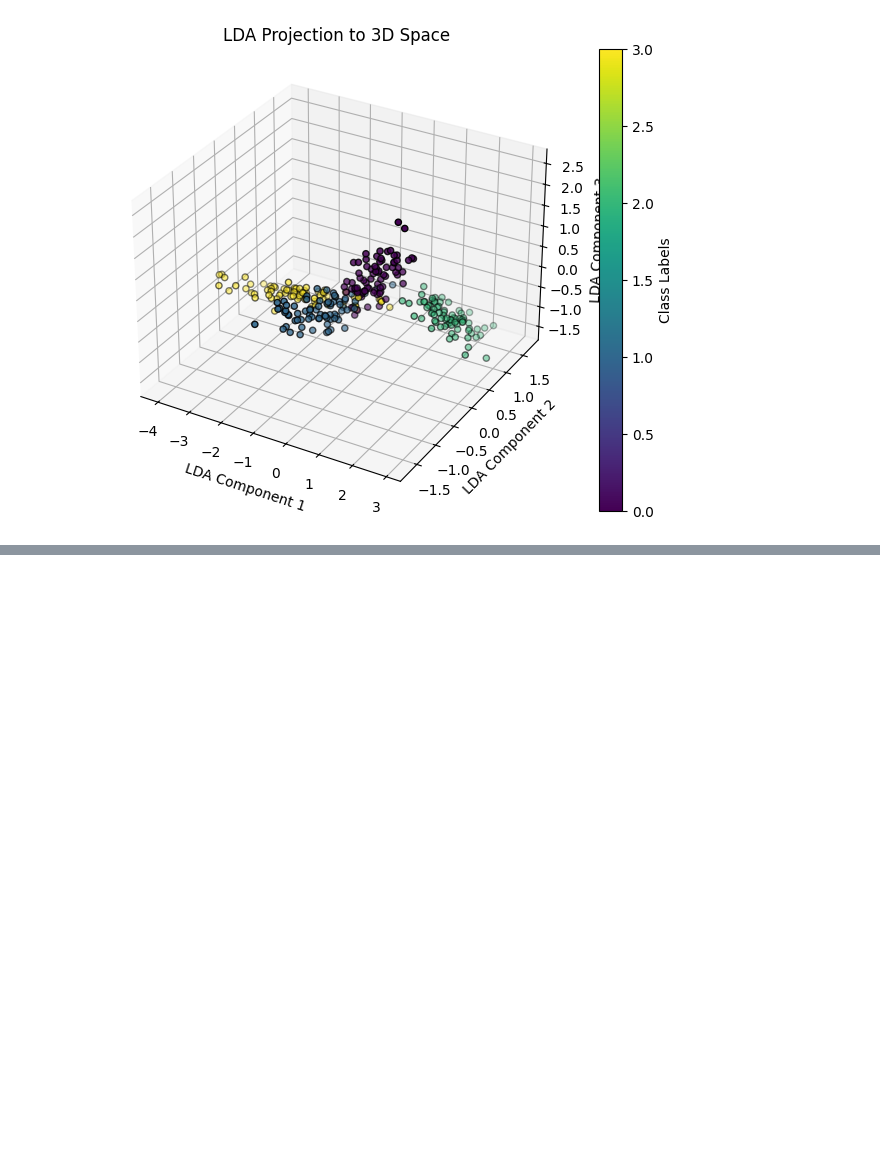
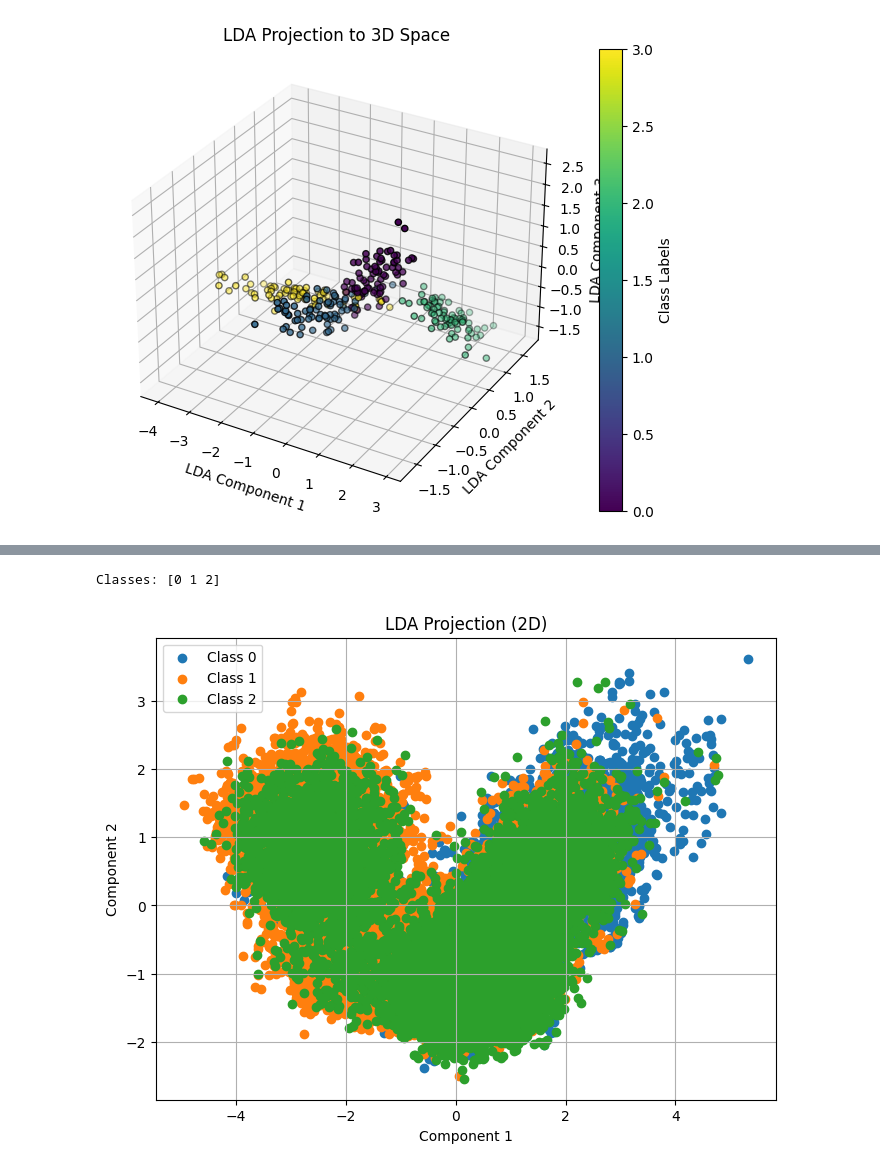
Before and after one commit to AvieTechy/MSA-Vstatis, a Jupyter notebook: Sources/Multi-class_LDA.ipynb, the cells around one changed output, grey strips where cells are left out. Drawn from its saved outputs; the diff is of its cells as text; code cells hidden in the pictures; blank space fills up the shorter version.

```diff
--- a/Sources/Multi-class_LDA.ipynb
+++ b/Sources/Multi-class_LDA.ipynb
@@ -413,0 +432,5 @@ plt.show()
+# %%
+num_classes = len(np.unique(yc_train))
+num_components = num_classes - 1
+W = solve_lda(Xc_train, yc_train, num_classes, num_components)
+print("W shape:", W.shape)
@@ -413,0 +439,3 @@ plt.show()
+# %%
+Xc_projected = Xc_train @ W
+Xc_projected
@@ -413,0 +450,21 @@ plt.show()
+# %%
+classes = np.unique(yc_train)
+print("Classes:", classes)
+
+plt.figure(figsize=(8, 6))
+for cls in classes:
+    plt.scatter(
+        Xc_projected[yc_train == cls, 0],  # First component
+        Xc_projected[yc_train == cls, 1],  # Second component
+        label=f"Class {cls}"
+    )
+
+plt.xlabel("Component 1")
+plt.ylabel("Component 2")
+plt.title("LDA Projection (2D)")
+plt.legend()
+plt.grid()
+plt.show()
+# %% [output]
+Classes: [0 1 2]
+[figure, added]
```
Also changed, not shown: parts of 5 cells of this notebook, 1 other file.
